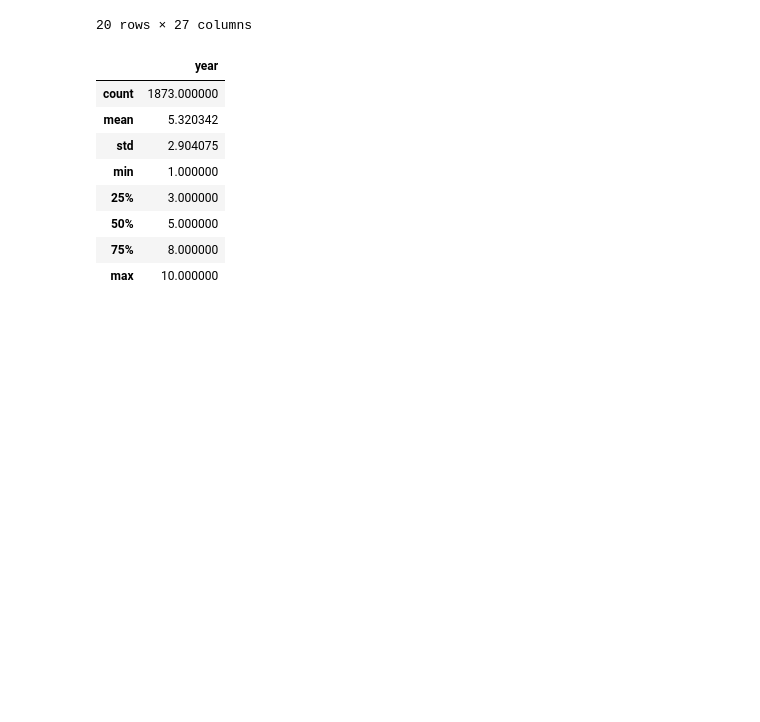
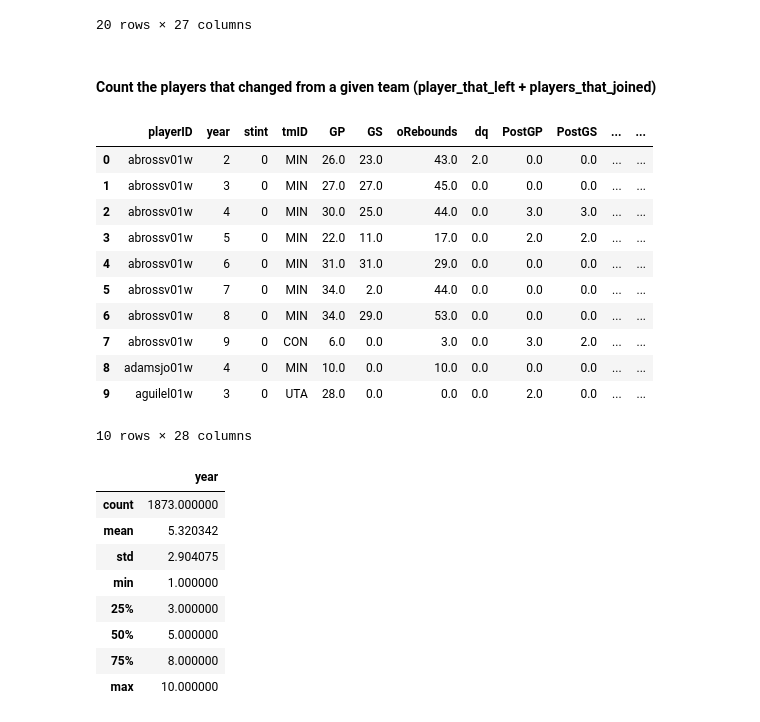
Before and after one commit to jmisidro/FEUP_ML, a Jupyter notebook: src/preparation.ipynb, the cells around one changed output. Drawn from its saved outputs; the diff is of its cells as text; code cells hidden in the pictures; blank space fills up the shorter version.

Commit message:
fixed last_3_years and changed_team attribute

```diff
--- a/src/preparation.ipynb
+++ b/src/preparation.ipynb
@@ -358,6 +365,27 @@ See the caveats in the documentation: https://pandas.pydata.org/pandas-docs/stab
 | 18 | amachma01w | 6 | 0 | WAS | 3.0 | 0.0 | 0.0 | 0.0 | 0.0 | 0.0 | ... | ... |
 | 19 | ambermo01w | 3 | 0 | SAC | 2.0 | 0.0 | 0.0 | 0.0 | 0.0 | 0.0 | ... | ... |
 20 rows × 27 columns
+# %% [markdown]
+#### Count the players that changed from a given team (player_that_left + players_that_joined)
+# %%
+# Count the players that changed from a given team (player_that_left + players_that_joined)
+players_teams['tmID_previous'] = players_teams.groupby('playerID')['tmID'].shift(1)
+players_teams['changed_team'] = (players_teams['tmID'] != players_teams['tmID_previous']).astype(int)
+players_teams.drop(columns=['tmID_previous'], inplace=True)
+players_teams.head(10)
+# %% [output]
+|  | playerID | year | stint | tmID | GP | GS | oRebounds | dq | PostGP | PostGS | ... | ... |
+| 0 | abrossv01w | 2 | 0 | MIN | 26.0 | 23.0 | 43.0 | 2.0 | 0.0 | 0.0 | ... | ... |
+| 1 | abrossv01w | 3 | 0 | MIN | 27.0 | 27.0 | 45.0 | 0.0 | 0.0 | 0.0 | ... | ... |
+| 2 | abrossv01w | 4 | 0 | MIN | 30.0 | 25.0 | 44.0 | 0.0 | 3.0 | 3.0 | ... | ... |
+| 3 | abrossv01w | 5 | 0 | MIN | 22.0 | 11.0 | 17.0 | 0.0 | 2.0 | 2.0 | ... | ... |
+| 4 | abrossv01w | 6 | 0 | MIN | 31.0 | 31.0 | 29.0 | 0.0 | 0.0 | 0.0 | ... | ... |
+| 5 | abrossv01w | 7 | 0 | MIN | 34.0 | 2.0 | 44.0 | 0.0 | 0.0 | 0.0 | ... | ... |
+| 6 | abrossv01w | 8 | 0 | MIN | 34.0 | 29.0 | 53.0 | 0.0 | 0.0 | 0.0 | ... | ... |
+| 7 | abrossv01w | 9 | 0 | CON | 6.0 | 0.0 | 3.0 | 0.0 | 3.0 | 2.0 | ... | ... |
+| 8 | adamsjo01w | 4 | 0 | MIN | 10.0 | 0.0 | 10.0 | 0.0 | 0.0 | 0.0 | ... | ... |
+| 9 | aguilel01w | 3 | 0 | UTA | 28.0 | 0.0 | 0.0 | 0.0 | 2.0 | 0.0 | ... | ... |
+10 rows × 28 columns
 # %%
 # Drop all columns except the ones we need
 players_teams.drop(players_teams.columns.difference(['playerID','tmID', 'year', 'playoff', 'award_points', 'pl_efficiency','last_3_years_avg_pl_efficiency', 'all_years_avg_pl_efficiency']), axis=1, inplace=True)
```
Also changed, not shown: parts of 3 cells of this notebook, 2 other files.
